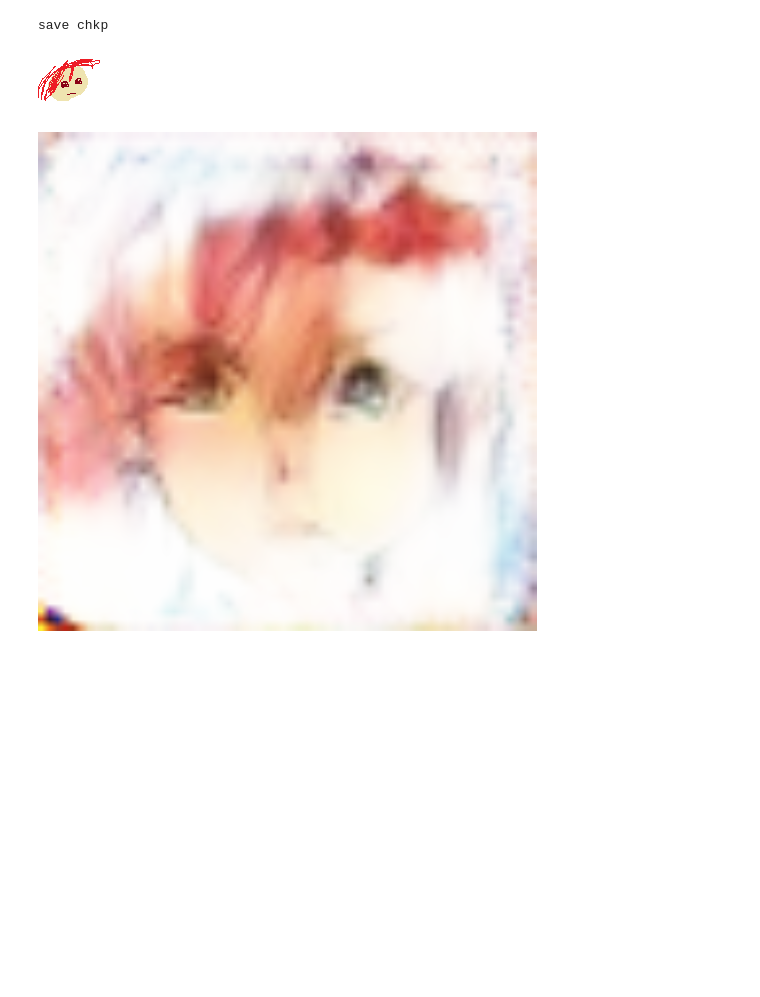
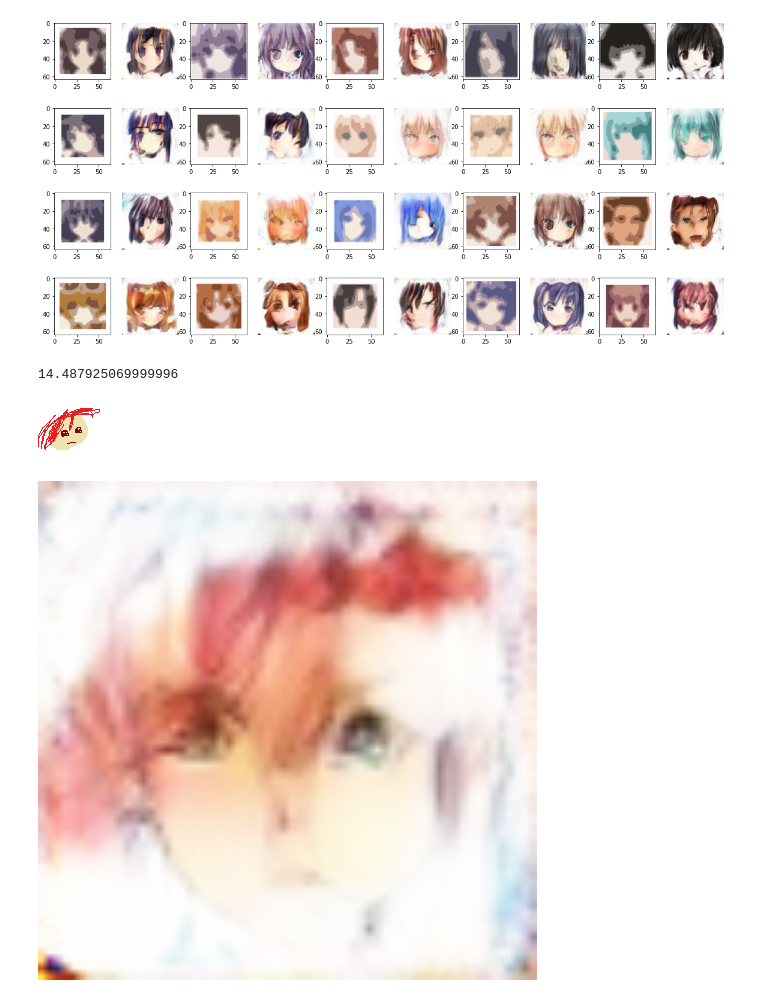
Before and after one commit to dercodeKoenig/colab-KI, a Jupyter notebook: gan_TPU.ipynb, the cells around one changed output. Cells and saved outputs as stored; diff of their text form; code cells hidden in the pictures; blank space fills up the shorter version.

```diff
--- a/gan_TPU.ipynb
+++ b/gan_TPU.ipynb
@@ -551,6 +518,0 @@ for i in range(10000):
-# %%
-print("save chkp")
-generator.save_weights('gen_weights.h5', overwrite=True)
-discriminator_cartoon.save_weights('disc_weights.h5', overwrite=True)
-# %% [output]
-save chkp
@@ -557,3 +525,8 @@ save chkp
+# %%
+generate_images(generator,test_img)
+# %% [output]
+[figure, added]
+14.487925069999996
 # %%
 try:
   generator.load_weights('gen_weights.h5')
```
Also changed, not shown: parts of 6 cells of this notebook.
